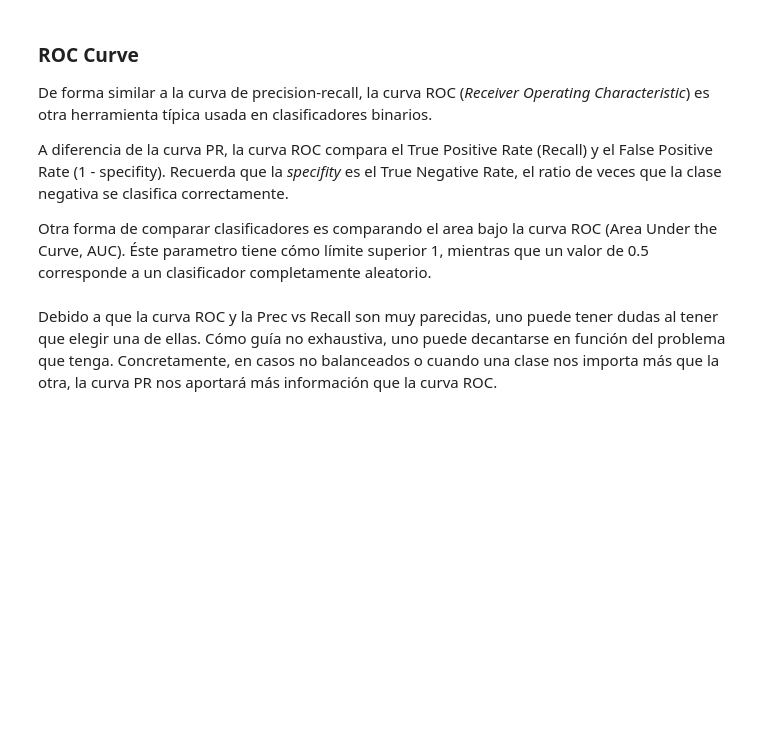
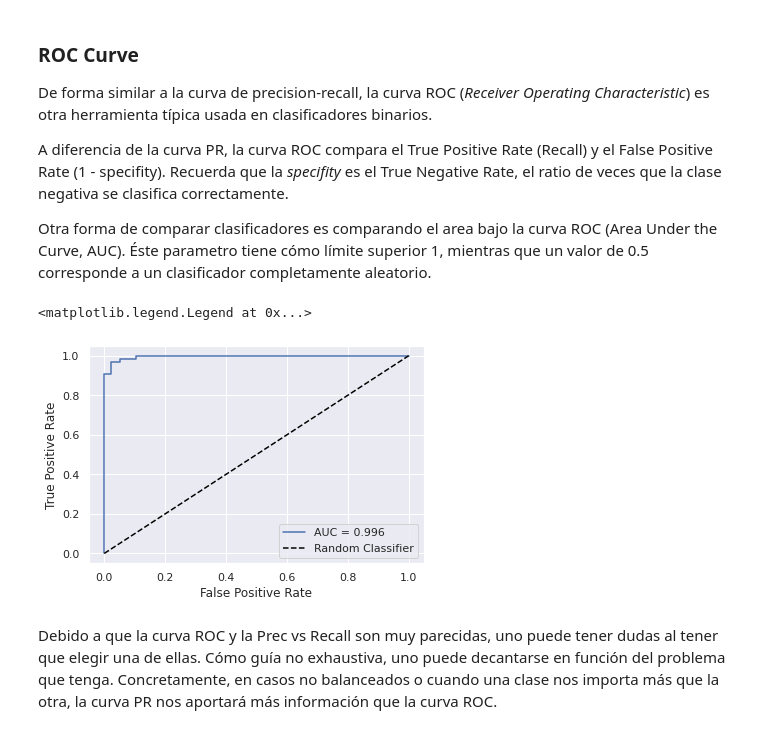
Before and after one commit to llublad/MUSI-AA, a Jupyter notebook: musi-aa-modulo1/W4/practica/3 - Metricas.ipynb, the cells around one changed output. Cells and saved outputs as stored; diff of their text form; code cells hidden in the pictures; blank space fills up the shorter version.

```diff
--- a/musi-aa-modulo1/W4/practica/3 - Metricas.ipynb
+++ b/musi-aa-modulo1/W4/practica/3 - Metricas.ipynb
@@ -288,37 +293,37 @@ np.random.seed(42)
 data = load_wine()
 
 ## Create dataframe with data.data
-df = pd.DataFrame(##)
+df = pd.DataFrame(data.data)  ##
 df.columns = data.feature_names
 df['y'] = data.target
 
 # Vamos a forzar solo que distinga entre la clase 0 y las demas
 # Asigna a la variable 'y' la clase 0 cuando sea 0 y 1 en caso contrario
-df['y'] = df['y'].where(##, ##)
-
+df['y'] = df['y'].where(df['y']==1, 0)
+#df['y'] = np.where(df['y']==0, 0, 1)  ##
 # importa el modulo de regresión logística
-from sklearn.linear_model import ##
+from sklearn.linear_model import LogisticRegression  ##
 
 # importa el modulo de StratifiedKfold
-from sklearn.model_selection import ##
+from sklearn.model_selection import StratifiedKFold  ##
 
 # importa el modulo de cross_val_predict
-from sklearn.model_selection import ##
+from sklearn.model_selection import cross_val_predict  ##
 
 #importa el modulo necesario para realizar la partición entre train y test
-from sklearn.model_selection import ##
+from sklearn.model_selection import train_test_split  ##
 
 # divide el dataset en train y test con un tamaño de test del 10% de los datos
-X_train, X_test, y_train, y_test = train_test_split(##, ##, test_size=0.1)
+X_train, X_test, y_train, y_test = train_test_split(df.drop(['y'], axis = 1), df['y'], test_size=0.1)  ##
 
 # usa el StratifiedKFold para dividir el X_train en 5 partes.
-kfold = StratifiedKFold(n_splits=##)
+kfold = StratifiedKFold(n_splits=30)  ##
 
 # instancia una regresión logistica
 clf = LogisticRegression(solver='newton-cg')
 
 # usa la función de cross_val_predict para entrenar y evaluar la regresión logística usando el StratifiedKFold
-y_pred = cross_val_predict(clf, X_train, y_train, cv=##)
+y_pred = cross_val_predict(clf, X_train, y_train, cv=kfold)
 # %% [markdown]
 Una vez hemos realizado las predicciones, veamos cómo se comporta calculando las métricas comentadas anteriormente
 # %%
@@ -408,6 +432,6 @@ Este comportamiento no tiene por que ser negativo per se. Dependerá del tipo de
 **Por ejemplo, en un caso de detección de cancer...que es mejor? Una precision alta o un recall alto?**
 # %%
 # vamos a predecir las probabilidades del ejercicio anterior, utiliza `predict_proba` en el argumento method
-y_proba = cross_val_predict(clf, X_train, y_train, cv=kfold, method=##)
+y_proba = cross_val_predict(clf, X_train, y_train, cv=kfold, method='predict_proba')  ##
 # %%
 # importa el metodo que nos permite encontrar la curva de precisión y recall
@@ -439,16 +469,19 @@ Otra forma de comparar clasificadores es comparando el area bajo la curva ROC (A
 # %%
 ## Repite el ejercicio anterior pero con la curva ROC
 from sklearn.metrics import roc_curve, roc_auc_score
 
 # Nota: seleccionamos solo la segunda columna, corresponde a la clase 1 en y_proba
-fpr, tpr, thre = roc_curve(y_train, ##)
-roc_auc = roc_auc_score(y_train, ##)
+fpr, tpr, thre = roc_curve(y_train, y_proba[:,1])  ##
+roc_auc = roc_auc_score(y_train, y_proba[:,1])  ##
 
 plt.plot(fpr, tpr, label='AUC = {a}'.format(a=round(roc_auc, 3)))
 plt.plot([0, 1], '--', c='black', label='Random Classifier')
 plt.xlabel('False Positive Rate')
 plt.ylabel('True Positive Rate')
 plt.legend(loc='best')
+# %% [output]
+<matplotlib.legend.Legend at 0x...>
+[figure, added]
 # %% [markdown]
 Debido a que la curva ROC y la Prec vs Recall son muy parecidas, uno puede tener dudas al tener que elegir una de ellas. Cómo guía no exhaustiva, uno puede decantarse en función del problema que tenga. Concretamente, en casos no balanceados o cuando una clase nos importa más que la otra, la curva PR nos aportará más información que la curva ROC.
 # %% [markdown]
```
Also changed, not shown: parts of 14 cells of this notebook, 1 other file.
